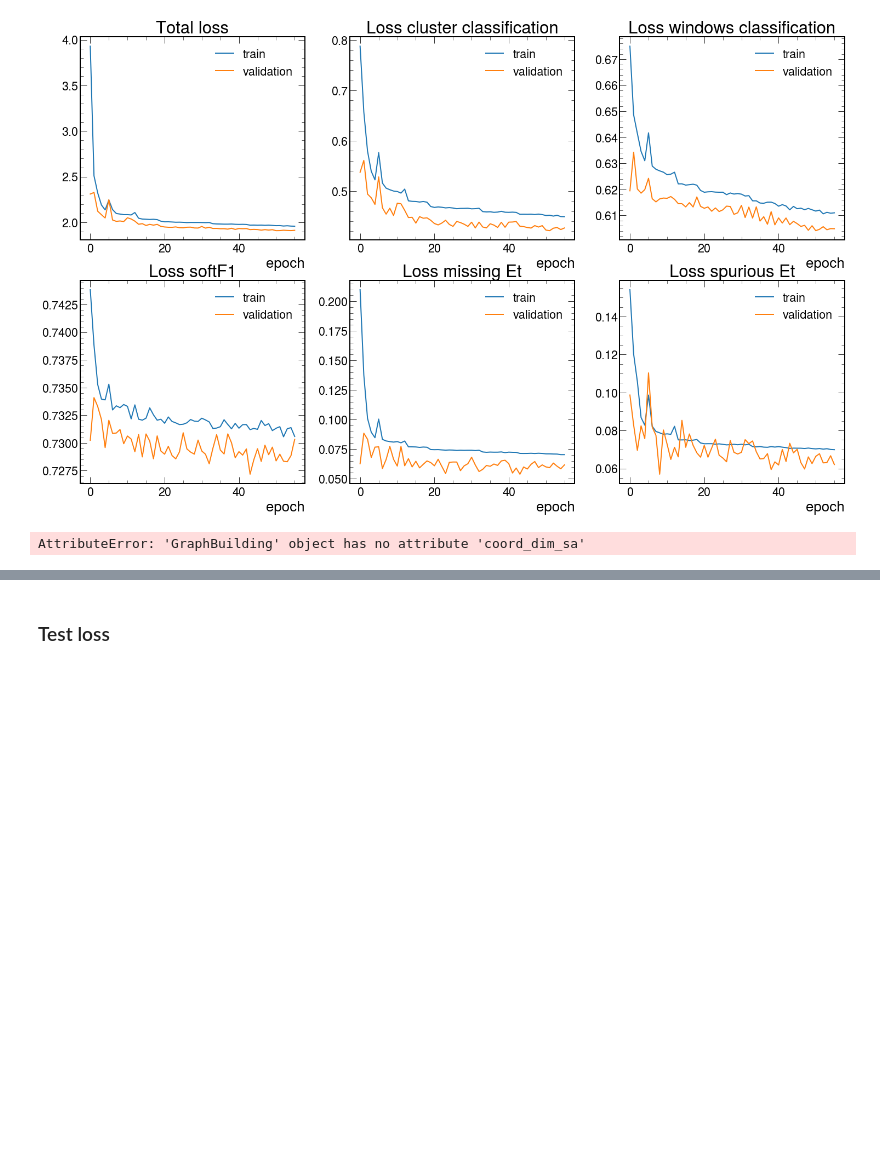
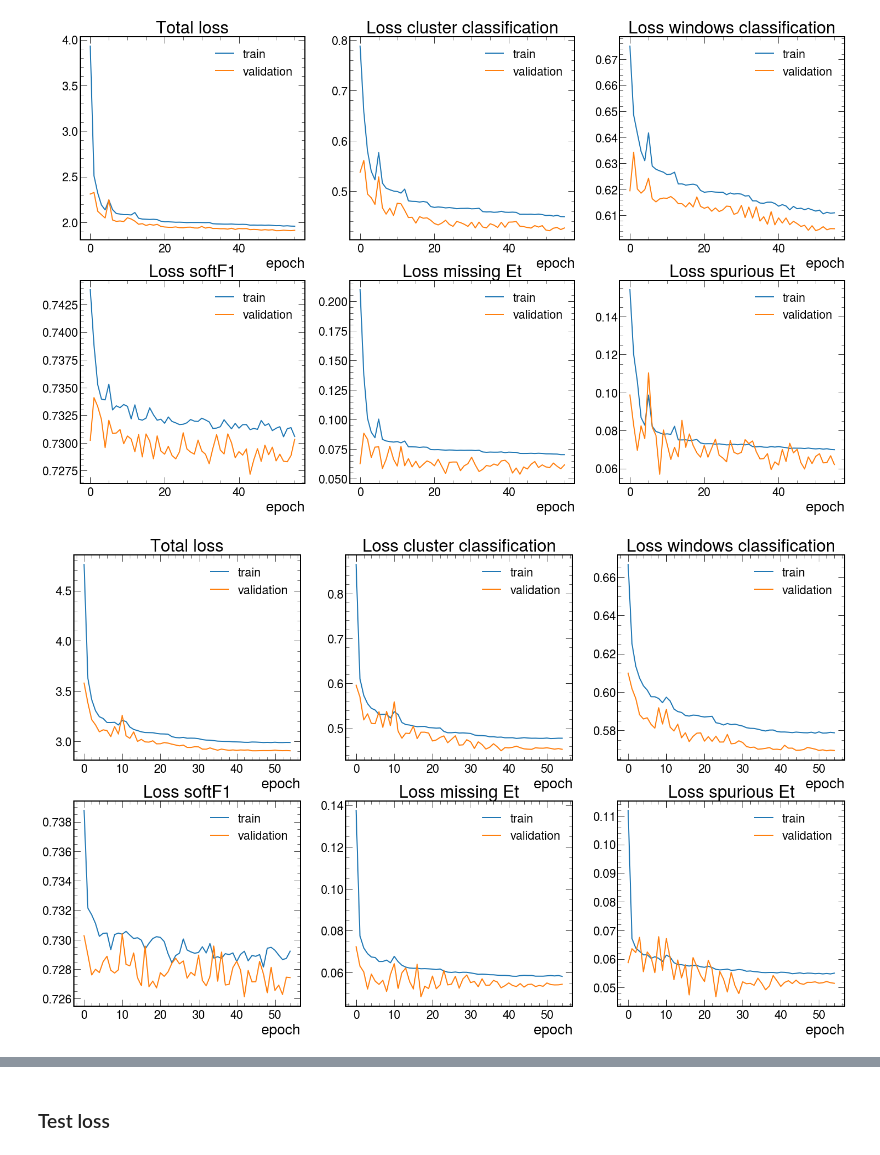
Before and after one commit to valsdav/DeepSuperCluster, a Jupyter notebook: Training/global_model/tf_model_v4.ipynb, the cells around one changed output, grey strips where cells are left out. Cells and saved outputs as stored; diff of their text form; code cells hidden in the pictures; blank space fills up the shorter version.

```diff
--- a/Training/global_model/tf_model_v4.ipynb
+++ b/Training/global_model/tf_model_v4.ipynb
@@ -630,10 +585,50 @@ ax6.legend()
 f.savefig(outdir + "/train_loss.png")
 # %% [output]
 [figure]
+# %%
+f, ((ax1, ax2, ax3),(ax4, ax5, ax6)) = plt.subplots(2, 3, figsize=(25, 15))
+
+ax1.plot(ret.history["loss"], label="train", linewidth=2)
+ax1.plot(ret.history["val_loss"],label="validation", linewidth=2)
+ax1.set_title("Total loss")
+ax1.set_xlabel("epoch")
+ax1.legend()
+
+ax2.plot(ret.history["loss_clusters"], label="train", linewidth=2)
+ax2.plot(ret.history["val_loss_clusters"],label="validation", linewidth=2)
+ax2.set_title("Loss cluster classification")
+ax2.set_xlabel("epoch")
+ax2.legend()
+
+ax3.plot(ret.history["loss_windows"], label="train", linewidth=2)
+ax3.plot(ret.history["val_loss_windows"],label="validation", linewidth=2)
+ax3.set_title("Loss windows classification")
+ax3.set_xlabel("epoch")
+ax3.legend()
+
+ax4.plot(ret.history["loss_softF1"], label="train", linewidth=2)
+ax4.plot(ret.history["val_loss_softF1"],label="validation", linewidth=2)
+ax4.set_title("Loss softF1")
+ax4.set_xlabel("epoch")
+ax4.legend()
+
+ax5.plot(ret.history["loss_et_miss"], label="train", linewidth=2)
+ax5.plot(ret.history["val_loss_et_miss"],label="validation", linewidth=2)
+ax5.set_title("Loss missing Et")
+ax5.set_xlabel("epoch")
+ax5.legend()
+
+ax6.plot(ret.history["loss_et_spur"], label="train", linewidth=2)
+ax6.plot(ret.history["val_loss_et_spur"],label="validation", linewidth=2)
+ax6.set_title("Loss spurious Et")
+ax6.set_xlabel("epoch")
+ax6.legend()
+
+f.savefig(outdir + "/train_loss.png")
+# %% [output]
+[figure, added]
 # %%
 with open(outdir + "/args.txt",'w') as config:
     config.write(str(args))
 
-model.save(outdir+"/model")
+#model.save(outdir+"/model")
-# %% [output]
-AttributeError: 'GraphBuilding' object has no attribute 'coord_dim_sa'
```
Also changed, not shown: parts of 31 cells of this notebook, 4 other files.
